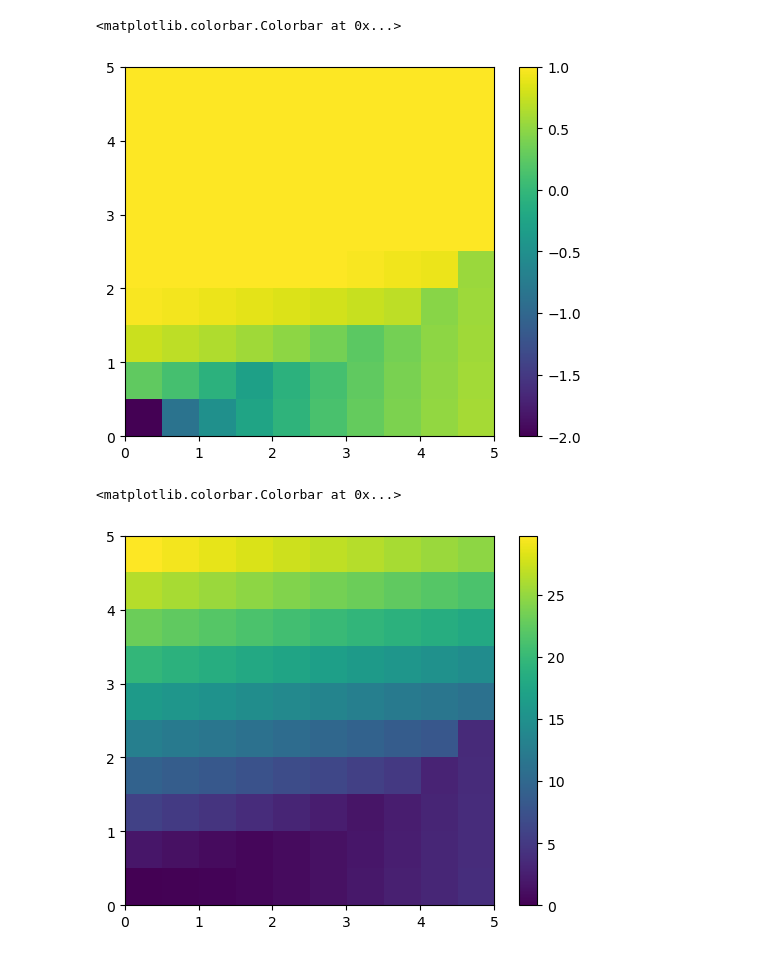
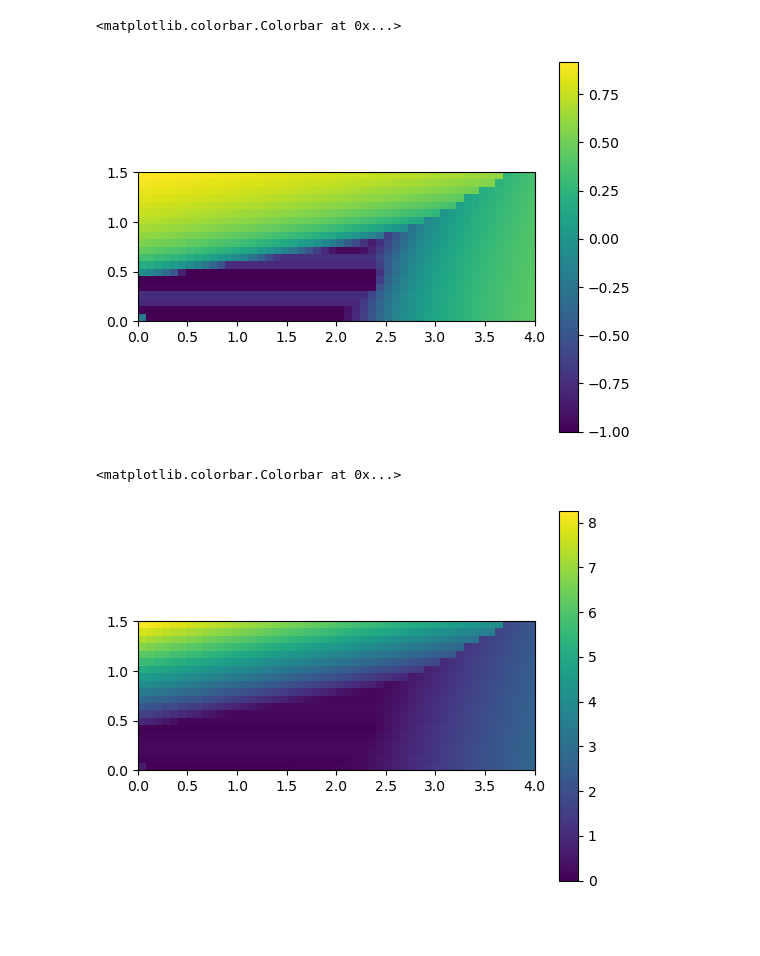
Before and after one commit to quantum-tinkerer/MeanFi, a Jupyter notebook: analysis/scipy_optimizer.ipynb, the cells around one changed output. Cells and saved outputs as stored; diff of their text form; code cells hidden in the pictures; blank space fills up the shorter version.

```diff
--- a/analysis/scipy_optimizer.ipynb
+++ b/analysis/scipy_optimizer.ipynb
@@ -40,8 +40,8 @@ def func_hop(site1, site2, V):
 def calculate_Hint(U, V, Uk, Vk):
     return U * Uk + V * Vk
 # %%
-Us = np.linspace(1e-6, 5, 10)
-Vs = np.linspace(1e-6, 5, 10)
+Us = np.linspace(0, 4, 50)
+Vs = np.linspace(0, 1.5, 20)
 # %%
 dummy_syst, deltas = utils.generate_scf_syst(
     max_neighbor=1, syst=wrapped_syst, lattice=graphene
@@ -61,20 +61,25 @@ def compute_gap(
     nk=12,
     tol=1e-5,
     norbs=norbs,
-    nk_dense=60,
+    nk_dense=30,
     mixing=0.5,
     order=1,
+    guess=None
 ):
     # Generate coarse-grid k-points
     ks, dk = np.linspace(0, 2 * np.pi, nk, endpoint=False, retstep=True)
     # Generate Hamiltonian on a k-point grid
     hamiltonians_0 = utils.syst2hamiltonian(kxs=ks, kys=ks, syst=wrapped_fsyst)
     # Generate guess on the same grid
-    guess = utils.generate_guess(max_neighbor, norbs, lattice, ks, ks, dummy_syst)
+    if guess is None:
+        guess = utils.generate_guess(max_neighbor, norbs, lattice, ks, ks, dummy_syst)
+    else:
+        # guess *= 0.25
+        guess += 0.05 * np.max(guess) * utils.generate_guess(max_neighbor, norbs, lattice, ks, ks, dummy_syst)
+        # guess = guess
     # Find groundstate Hamiltonian on the same grid
     hk = hf.find_groundstate_ham(
         H_int=H_int,
-        nk=nk,
         filling=filling,
         hamiltonians_0=hamiltonians_0,
         tol=tol,
@@ -86,8 +91,6 @@ def compute_gap(
     vals, vecs = np.linalg.eigh(hk)
     # Extract coarse-grid Fermi energy
     E_F = utils.get_fermi_energy(vals, 2)
-    # Compute coarse-grid gap
-    gap1 = utils.calc_gap(vals, E_F)
     # Generate kwant system with k-grid Hamiltonian
     scf_syst = utils.hk2syst(deltas, hk, ks, dk, max_neighbor, norbs, lattice)
     # Generate dense-grid k-points
@@ -101,11 +104,15 @@ def compute_gap(
     # Extract dense-grid Fermi energy
     E_F = utils.get_fermi_energy(vals, 2)
 
-    gap2 = utils.calc_gap(vals, E_F)
-    return gap1, gap2
+    gap = utils.calc_gap(vals, E_F)
+    return gap, hk
 
 
 def compute_phase_diagram(Us, Vs, nk, tol, mixing, order):
+    import qsymm
+    import adaptive
+    from codes import utils, hf
+
     ks = np.linspace(0, 2 * np.pi, nk, endpoint=False)
 
     Uk = utils.potential2hamiltonian(
@@ -127,15 +134,15 @@ def compute_phase_diagram(Us, Vs, nk, tol, mixing, order):
     )
     gap = []
     for U in tqdm(Us):
+        guess = None
         gap_U = []
         for V in Vs:
             H_int = calculate_Hint(U, V, Uk, Vk)
-            gap_U.append(
-                compute_gap(
-                    U=U, V=V, H_int=H_int, nk=nk, tol=tol, mixing=mixing, order=order
-                )
+            _gap, guess = compute_gap(
+                U=U, V=V, H_int=H_int, nk=nk, tol=tol, mixing=mixing, order=order, guess=guess
             )
+            gap_U.append(_gap)
         gap.append(gap_U)
     return np.asarray(gap, dtype=float)
 # %%
-gap = compute_phase_diagram(Us, Vs, nk=3, tol=1e-10, mixing=0.1, order=3)
+gap = compute_phase_diagram(Us, Vs, nk=15, tol=1e-5, mixing=0.01, order=10)
@@ -142,12 +174,12 @@ gap = compute_phase_diagram(Us, Vs, nk=3, tol=1e-10, mixing=0.1, order=3)
 # %%
-plt.imshow(np.log10(gap[:,:,0]).T, origin='lower', extent=(0, 5, 0, 5), vmin=-2, vmax=1)
+plt.imshow(np.log10(gap).T, origin='lower', extent=(Us.min(), Us.max(), Vs.min(), Vs.max()), vmin=-1)
 plt.colorbar()
 # %% [output]
 <matplotlib.colorbar.Colorbar at 0x...>
-[figure, old version]
+[figure, new version]
 # %%
-plt.imshow((gap[:,:,0]).T, origin='lower', extent=(0, 5, 0, 5), vmin=0)
+plt.imshow(gap.T, origin='lower', extent=(Us.min(), Us.max(), Vs.min(), Vs.max()), vmin=0)
 plt.colorbar()
 # %% [output]
 <matplotlib.colorbar.Colorbar at 0x...>
-[figure, old version]
+[figure, new version]
```
Also changed, not shown: parts of 9 cells of this notebook.
